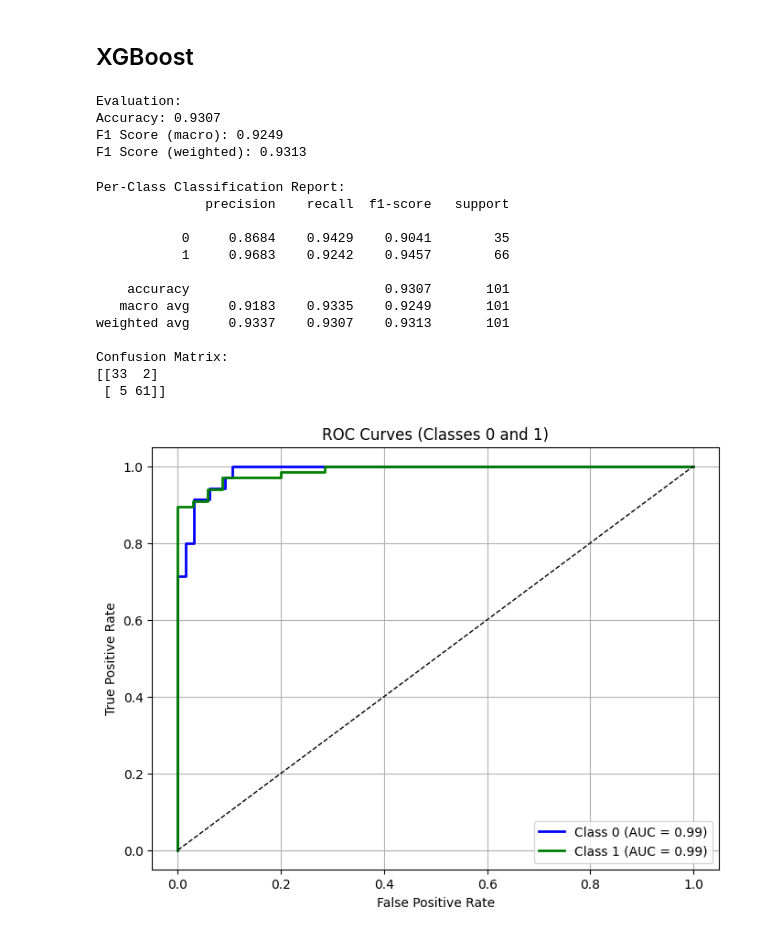
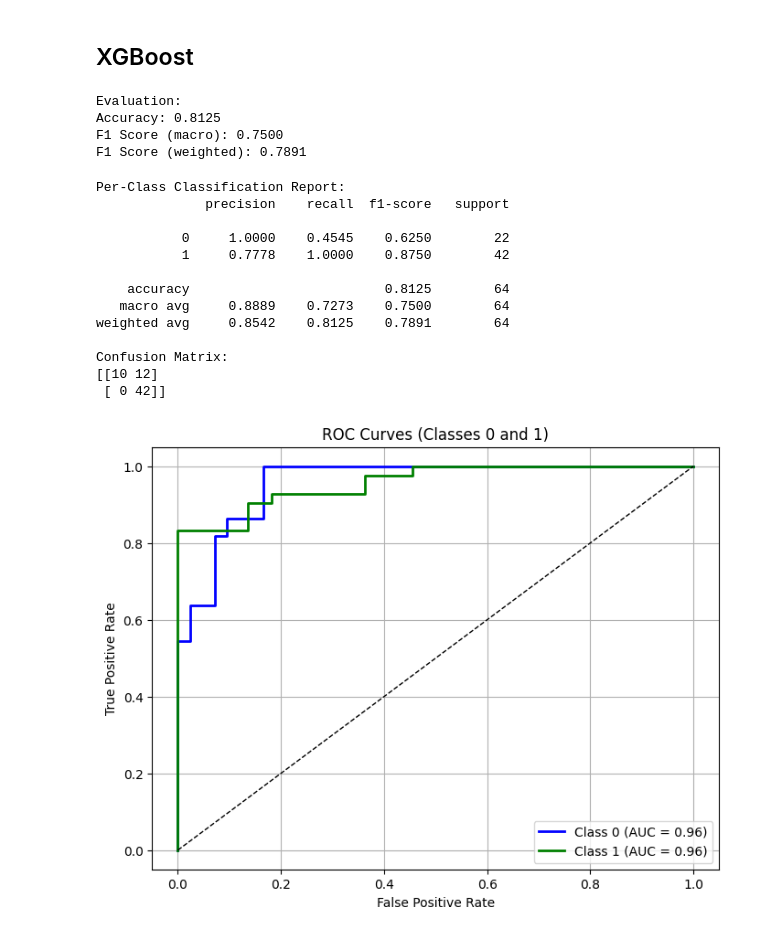
Before and after one commit to ViktoryaK/Classification_of_Black_Sea_Harbour_Porpoise_Acoustic_Signals, a Jupyter notebook: supervised_learning.ipynb, the cells around one changed output. Saved outputs shown, nothing was run; the diff lists cells and outputs as text; code cells hidden in the pictures.

```diff
--- a/supervised_learning.ipynb
+++ b/supervised_learning.ipynb
@@ -28,18 +219,13 @@ unlabeled_x = data['unlabeled_x']
 unlabeled_meta = data['unlabeled_meta']
 labeled_meta = data['labeled_meta']
 # %%
-# === Split original labeled data for validation ===
-train_labeled_x, val_x, train_labeled_y, val_y = train_test_split(
-    labeled_x, labeled_y, test_size=0.2, stratify=labeled_y, random_state=35
-)
-
 # === Pseudo-labeling from training set only ===
 all_new_x = []
 all_new_y = []
 
-for cls in np.unique(train_labeled_y):
+for cls in np.unique(labeled_y):
     results, new_x, new_y, unlabeled_x, unlabeled_meta = find_knn_per_class(
-        train_labeled_x, train_labeled_y,
+        labeled_x, labeled_y,
         unlabeled_x, unlabeled_meta,
         target_class=cls,
         max_K=10,
@@ -56,8 +242,8 @@ print("Final up-sampled size:", pseudo_x.shape)
 print("Remaining unlabeled:", unlabeled_x.shape)
 
 # === Combine and apply SMOTE ===
-all_train_x = np.concatenate([train_labeled_x, pseudo_x])
-all_train_y = np.concatenate([train_labeled_y, pseudo_y])
+all_train_x = np.concatenate([labeled_x, pseudo_x])
+all_train_y = np.concatenate([labeled_y, pseudo_y])
 
 print("Original class distribution:", Counter(all_train_y))
 X_resampled, y_resampled = apply_smote(all_train_x, all_train_y)
@@ -82,12 +268,12 @@ rf_model = RandomForestClassifier(
 )
 rf_model.fit(X_resampled, y_resampled)
 
-probs = rf_model.predict_proba(val_x)
-preds = rf_model.predict(val_x)
+probs = rf_model.predict_proba(test_x)
+preds = rf_model.predict(test_x)
 
 print("Evaluation:")
-print(f"Accuracy: {accuracy_score(val_y, preds):.4f}")
-print(f"F1 Score (macro): {f1_score(val_y, preds, average='macro'):.4f}")
-print(f"F1 Score (weighted): {f1_score(val_y, preds, average='weighted'):.4f}")
+print(f"Accuracy: {accuracy_score(test_y, preds):.4f}")
+print(f"F1 Score (macro): {f1_score(test_y, preds, average='macro'):.4f}")
+print(f"F1 Score (weighted): {f1_score(test_y, preds, average='weighted'):.4f}")
 # %% [output]
 Evaluation:
@@ -117,5 +303,5 @@ Confusion Matrix:
 # %%
-y_bin = label_binarize(val_y, classes=[0, 1])
+y_bin = label_binarize(test_y, classes=[0, 1])
 if y_bin.shape[1] == 1:
     y_bin = np.hstack((1 - y_bin, y_bin))
 fpr = {}
@@ -155,67 +379,62 @@ xgb_model = XGBClassifier(
 
 xgb_model.fit(X_resampled, y_resampled)
 
-probs = xgb_model.predict_proba(val_x)
-preds = xgb_model.predict(val_x)
+probs = xgb_model.predict_proba(test_x)
+preds = xgb_model.predict(test_x)
 
 print("Evaluation:")
-print(f"Accuracy: {accuracy_score(val_y, preds):.4f}")
-print(f"F1 Score (macro): {f1_score(val_y, preds, average='macro'):.4f}")
-print(f"F1 Score (weighted): {f1_score(val_y, preds, average='weighted'):.4f}")
+print(f"Accuracy: {accuracy_score(test_y, preds):.4f}")
+print(f"F1 Score (macro): {f1_score(test_y, preds, average='macro'):.4f}")
+print(f"F1 Score (weighted): {f1_score(test_y, preds, average='weighted'):.4f}")
 # %% [output]
 Evaluation:
-Accuracy: 0.9307
-F1 Score (macro): 0.9249
-F1 Score (weighted): 0.9313
+Accuracy: 0.8125
+F1 Score (macro): 0.7500
+F1 Score (weighted): 0.7891
 # %%
 print("\nPer-Class Classification Report:")
-print(classification_report(val_y, preds, digits=4))
+print(classification_report(test_y, preds, digits=4))
 
 print("Confusion Matrix:")
-print(confusion_matrix(val_y, preds))
+print(confusion_matrix(test_y, preds))
 # %% [output]
 Per-Class Classification Report:
               precision    recall  f1-score   support
 
-           0     0.8684    0.9429    0.9041        35
-           1     0.9683    0.9242    0.9457        66
+           0     1.0000    0.4545    0.6250        22
+           1     0.7778    1.0000    0.8750        42
 
-    accuracy                         0.9307       101
-   macro avg     0.9183    0.9335    0.9249       101
-weighted avg     0.9337    0.9307    0.9313       101
+    accuracy                         0.8125        64
+   macro avg     0.8889    0.7273    0.7500        64
+weighted avg     0.8542    0.8125    0.7891        64
 
 Confusion Matrix:
-[[33  2]
- [ 5 61]]
+[[10 12]
+ [ 0 42]]
 # %%
-from sklearn.preprocessing import label_binarize
-from sklearn.metrics import roc_curve, auc
-import matplotlib.pyplot as plt
-import numpy as np
-
-y_bin = label_binarize(val_y, classes=[0, 1])
+y_bin = label_binarize(test_y, classes=[0, 1])
 if y_bin.shape[1] == 1:
     y_bin = np.hstack((1 - y_bin, y_bin))
 fpr = {}
 tpr = {}
 roc_auc = {}
 
 for i in range(2):
     fpr[i], tpr[i], _ = roc_curve(y_bin[:, i], probs[:, i])
     roc_auc[i] = auc(fpr[i], tpr[i])
 
 plt.figure(figsize=(8, 6))
 colors = ['blue', 'green']
 for i, color in zip(range(2), colors):
     plt.plot(fpr[i], tpr[i], color=color, lw=2,
              label=f"Class {i} (AUC = {roc_auc[i]:.2f})")
 
 plt.plot([0, 1], [0, 1], 'k--', lw=1)
 plt.xlabel("False Positive Rate")
 plt.ylabel("True Positive Rate")
 plt.title("ROC Curves (Classes 0 and 1)")
 plt.legend(loc="lower right")
 plt.grid(True)
 plt.show()
 # %% [output]
-[figure, old version]
+[figure, new version]
```
Also changed, not shown: parts of 20 cells of this notebook.
